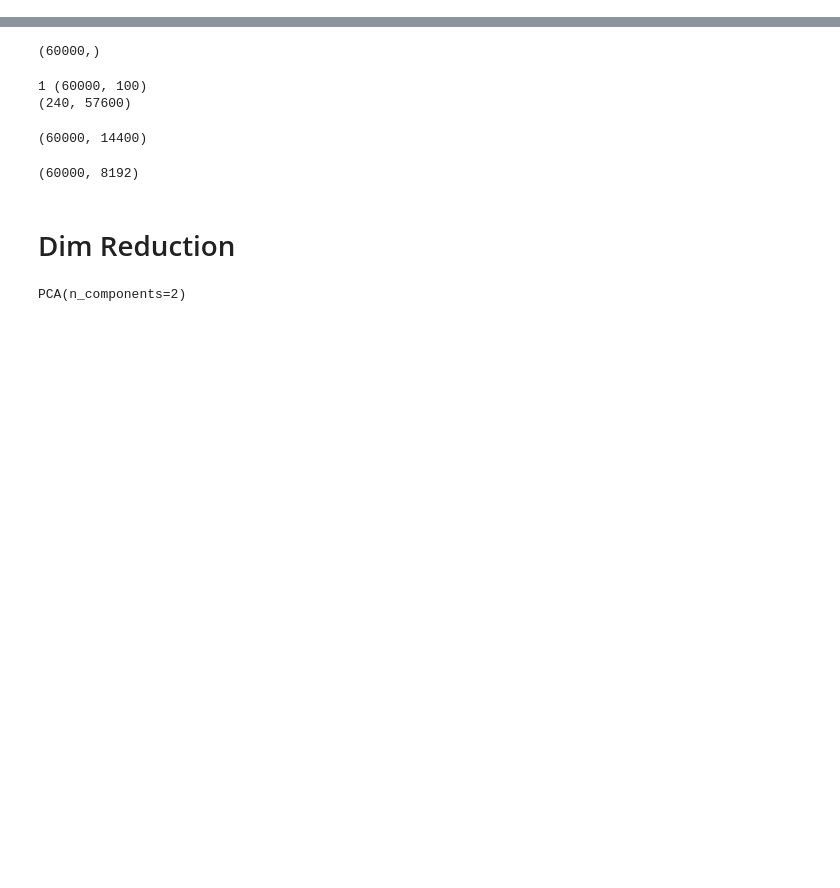
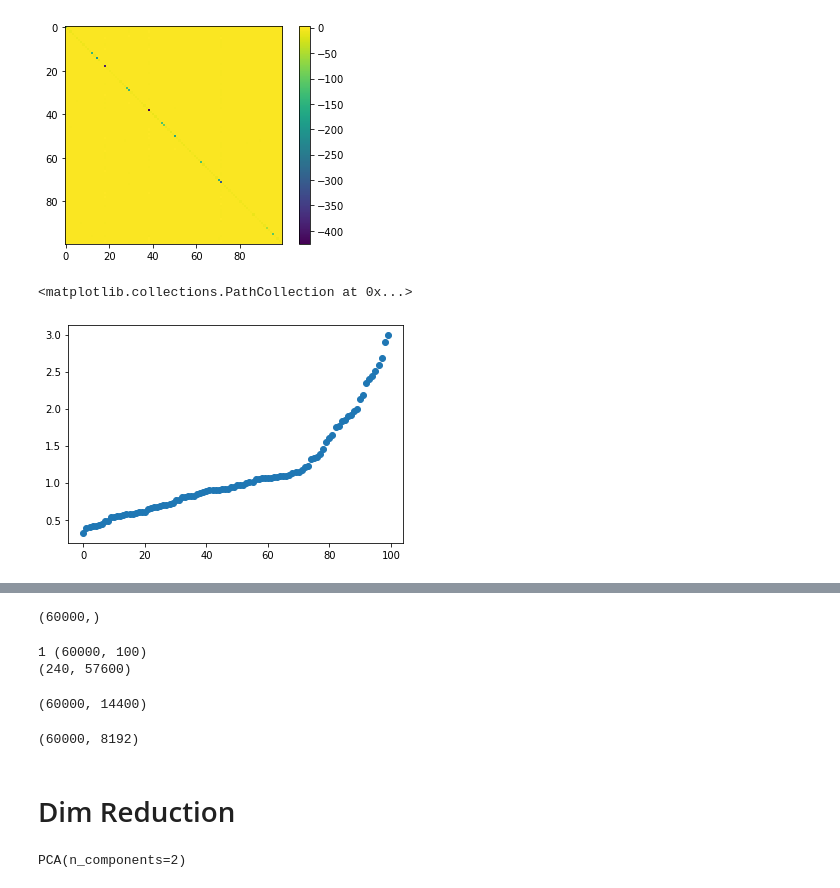
Before and after one commit to seanjaffe1/Non-Euclidean_Mon_Op_Net, a Jupyter notebook: embeddings.ipynb, the cells around one changed output, grey strips where cells are left out. Saved outputs shown, nothing was run; the diff lists cells and outputs as text; code cells hidden in the pictures; blank space fills up the shorter version.

```diff
--- a/embeddings.ipynb
+++ b/embeddings.ipynb
@@ -27,6 +28,17 @@ class NESingleFcNetZ(NESingleFcNet):
         x = x.view(x.shape[0], -1)
         z = self.mon(x)
         return self.Wout(z[-1]), z# + self.D(x)
+
+class NESingleFcProjNetZ(NESingleFcProjNet):
+
+    def __init__(self, splittingMethod, in_dim=784, out_dim=100, m=0.1, labels=10, **kwargs):
+        super().__init__(splittingMethod, in_dim=in_dim, out_dim=out_dim, m=m, labels=labels, **kwargs)
+
+    def forward(self, x):
+        x = x.view(x.shape[0], -1)
+        z = self.mon(x)
+        return self.Wout(z[-1]), z# + self.D(x)
+
 
 class NESingleConvNetZ(NESingleConvNet):
 
@@ -54,6 +66,15 @@ class NEMultiConvNetZ(NEMultiConvNet):
 # %%
 splitting_method = sp.NEmonForwardStep
 m=.1
+projz = NESingleFcProjNetZ(splitting_method,
+                         in_dim=28**2,
+                         labels=10,
+                         out_dim=100,
+                         alpha=0.5,
+                         max_iter=300,
+                         tol=1e-2,
+                         m=m).to(device)
+
 fnnz = NESingleFcNetZ(splitting_method,
                          in_dim=28**2,
                          labels=10,
@@ -96,0 +176,24 @@ Model loaded from to: trained/mcnn_mnist
+# %%
+%matplotlib inline
+T_d = projz.mon.linear_module.A
+T = T_d.weight.data.cpu().numpy()
+
+
+A = torch.zeros(T.shape)
+for i in range(100):
+    z = torch.zeros(100).to(T_d.weight.device)
+    z[i] = 1
+    A[:,i] = projz.mon.linear_module.multiply(z)[0]
+
+A = A.data.cpu().numpy()
+plt.imshow(A[0:100, 0:100], interpolation='none')
+plt.colorbar()
+plt.show()
+
+d = fnnz.mon.linear_module.d.data.cpu().numpy()
+
+plt.scatter(np.arange(len(d)), np.sort(np.exp(d)))
+# %% [output]
+[figure, added]
+<matplotlib.collections.PathCollection at 0x...>
+[figure, added]
```
Also changed, not shown: parts of 8 cells of this notebook, 3 other files.
